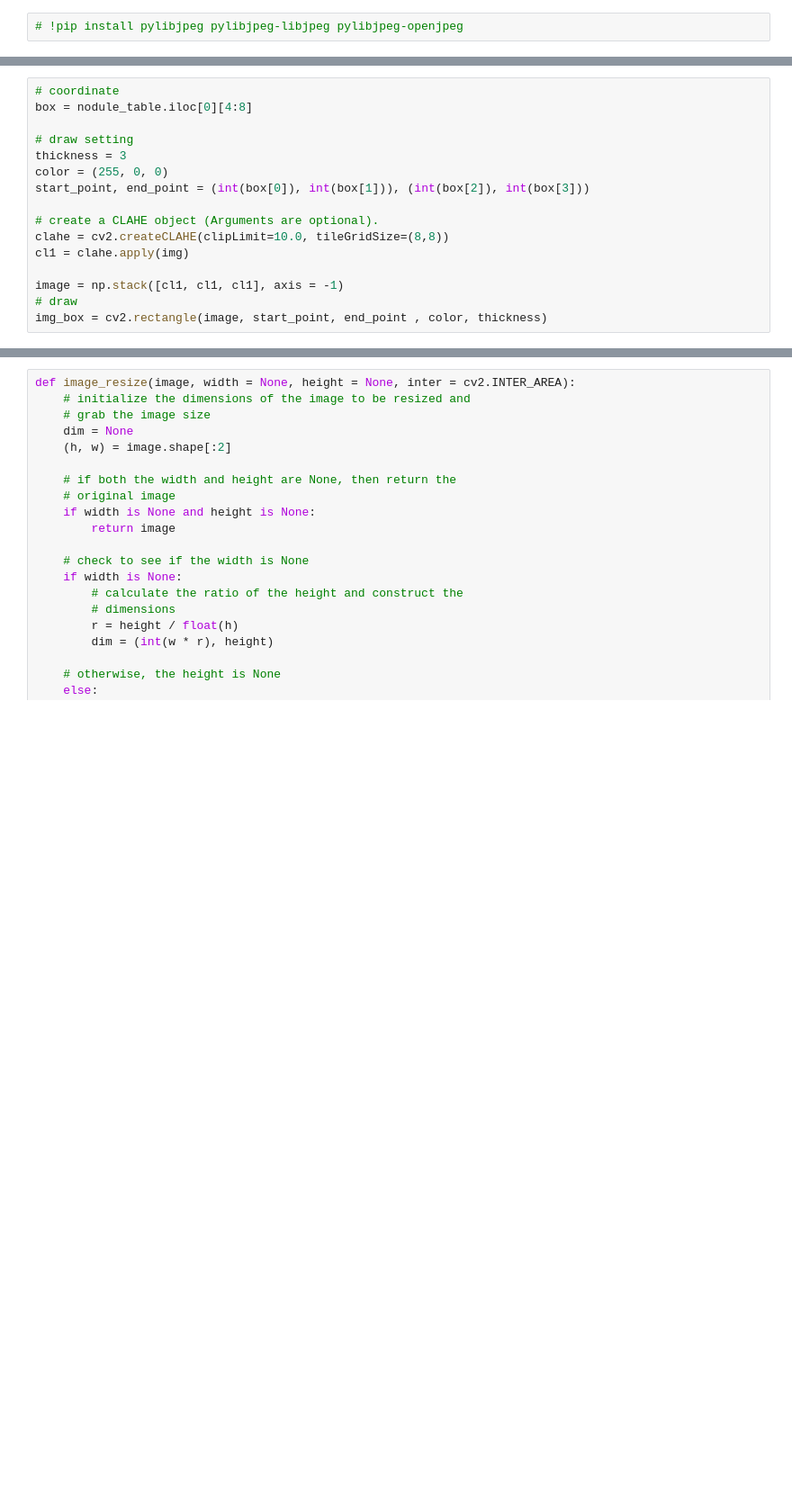
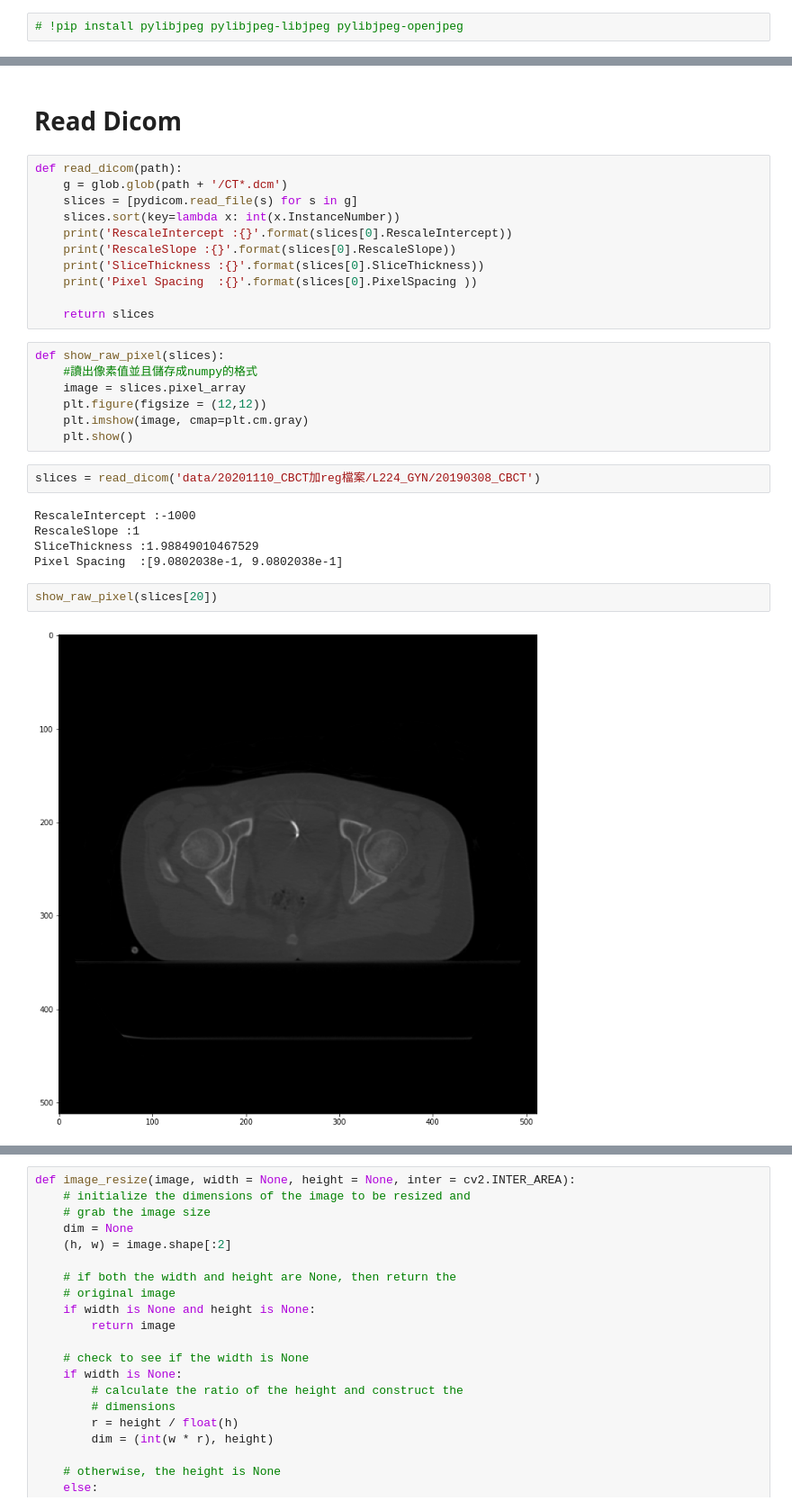
Before and after one commit to jefffang19/cbct, a Jupyter notebook: read_dicom.ipynb, the cells around one changed output, grey strips where cells are left out. Shown at 90% size. Saved outputs shown, nothing was run; the diff lists cells and outputs as text; blank space fills up the shorter version.

Commit message:
Add read dicom example

```diff
--- a/read_dicom.ipynb
+++ b/read_dicom.ipynb
@@ -103,16 +7,0 @@ import cv2
-# %%
-# coordinate
-box = nodule_table.iloc[0][4:8]
-
-# draw setting
-thickness = 3
-color = (255, 0, 0)
-start_point, end_point = (int(box[0]), int(box[1])), (int(box[2]), int(box[3]))
-
-# create a CLAHE object (Arguments are optional).
-clahe = cv2.createCLAHE(clipLimit=10.0, tileGridSize=(8,8))
-cl1 = clahe.apply(img)
-
-image = np.stack([cl1, cl1, cl1], axis = -1)
-# draw
-img_box = cv2.rectangle(image, start_point, end_point , color, thickness)
@@ -204,0 +17,31 @@ https://stackoverflow.com/questions/44650888/resize-an-image-without-distortion-
+# %% [markdown]
+# Read Dicom
+# %%
+def read_dicom(path):
+    g = glob.glob(path + '/CT*.dcm')
+    slices = [pydicom.read_file(s) for s in g]
+    slices.sort(key=lambda x: int(x.InstanceNumber))
+    print('RescaleIntercept :{}'.format(slices[0].RescaleIntercept))
+    print('RescaleSlope :{}'.format(slices[0].RescaleSlope))
+    print('SliceThickness :{}'.format(slices[0].SliceThickness))
+    print('Pixel Spacing  :{}'.format(slices[0].PixelSpacing ))
+
+    return slices
+# %%
+def show_raw_pixel(slices):
+    #讀出像素值並且儲存成numpy的格式
+    image = slices.pixel_array
+    plt.figure(figsize = (12,12))
+    plt.imshow(image, cmap=plt.cm.gray)
+    plt.show()
+# %%
+slices = read_dicom('data/20201110_CBCT加reg檔案/L224_GYN/20190308_CBCT')
+# %% [output]
+RescaleIntercept :-1000
+RescaleSlope :1
+SliceThickness :1.98849010467529
+Pixel Spacing  :[9.0802038e-1, 9.0802038e-1]
+# %%
+show_raw_pixel(slices[20])
+# %% [output]
+[figure, added]
```
Also changed, not shown: parts of 40 cells of this notebook.
